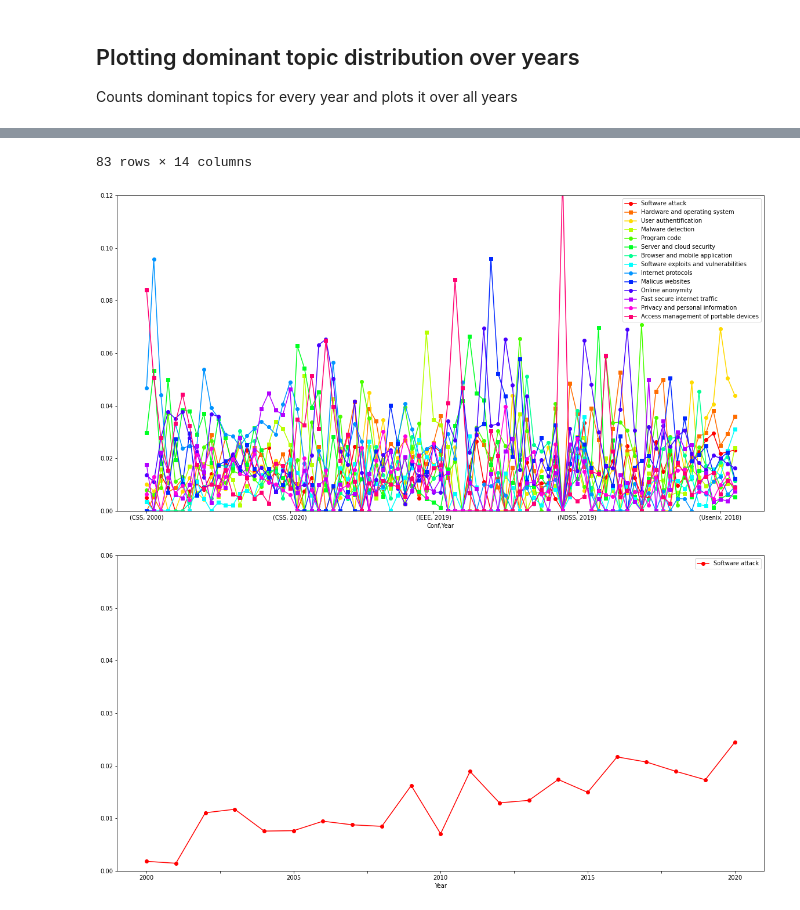
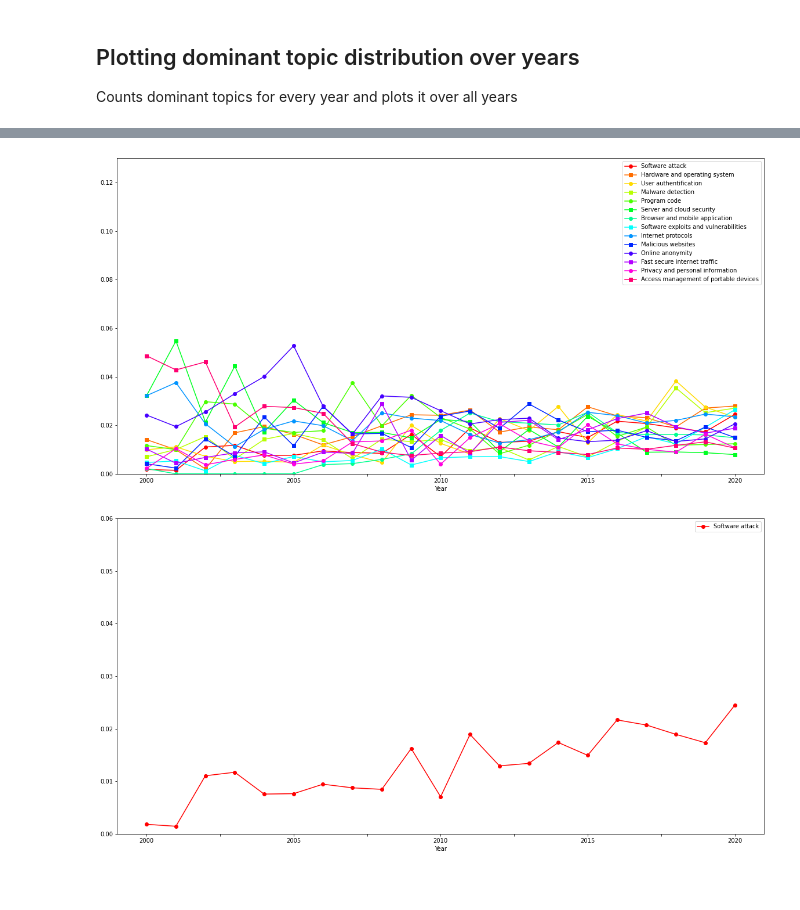
Before and after one commit to richard-johansson/topic_modeling, a Jupyter notebook: topicModeller2.0.ipynb, the cells around one changed output, grey strips where cells are left out. Drawn from its saved outputs; the diff is of its cells as text; code cells hidden in the pictures; blank space fills up the shorter version.

Commit message:
Added more plots and fixed minor bugs

```diff
--- a/topicModeller2.0.ipynb
+++ b/topicModeller2.0.ipynb
@@ -845,20 +848,18 @@ df_weight_dom_topics = df.copy()
 for i in range(0,len(df_weight_dom_topics.index)):
     for j in range(0,10):
         if (df_weight_dom_topics.at[i, 'Dominant_Topic'] == 'Topic_0' + str(j)):
-            a = 0
-            #df_weight_dom_topics.at[i, 'Topic_0' + str(j)] = 1
+            continue
         else:
             df_weight_dom_topics.at[i, 'Topic_0' + str(j)] = 0
     for j in range(10,14):
         if (df_weight_dom_topics.at[i, 'Dominant_Topic'] == 'Topic_' + str(j)):
-            a = 0
-            #df_weight_dom_topics.at[i, 'Topic_' + str(j)] = 1
+            continue
         else:
             df_weight_dom_topics.at[i, 'Topic_' + str(j)] = 0
 
 
 #df_weight_dom_topics = df_weight_dom_topics.groupby(['Year', 'Conf']).mean()
-df_weight_dom_topics = df_weight_dom_topics.groupby(['Conf','Year']).mean()
+df_weight_dom_topics = df_weight_dom_topics.groupby(['Year']).mean()
 df_weight_dom_topics.columns = topicNames
 plotGraph(df_weight_dom_topics)
 df_weight_dom_topics
@@ -881,5 +887,4 @@ df_weight_dom_topics
-83 rows × 14 columns
-[figure, old version]
+[figure, new version]
 # %%
 for i, topic in enumerate(topicNames):
     selectTopic = df_weight_dom_topics[[topicNames[i]]]
```
Also changed, not shown: parts of 4 cells of this notebook, 4 other files.
